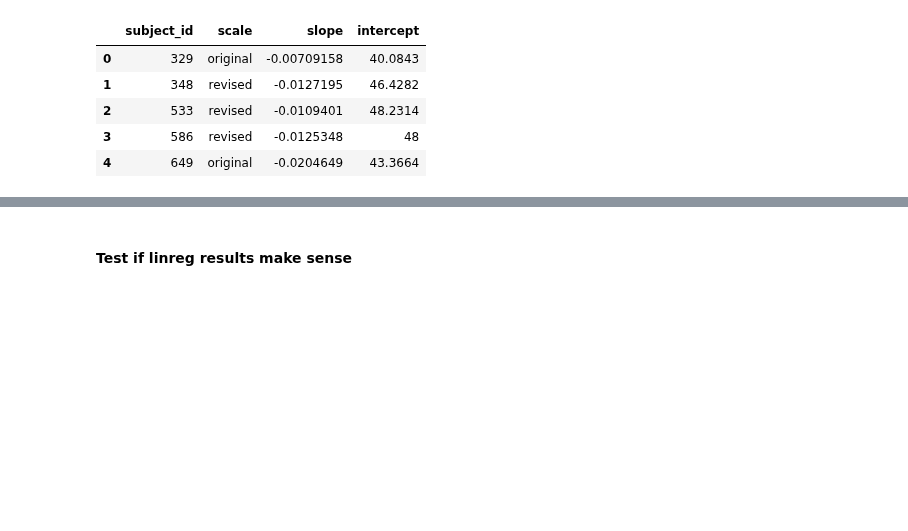
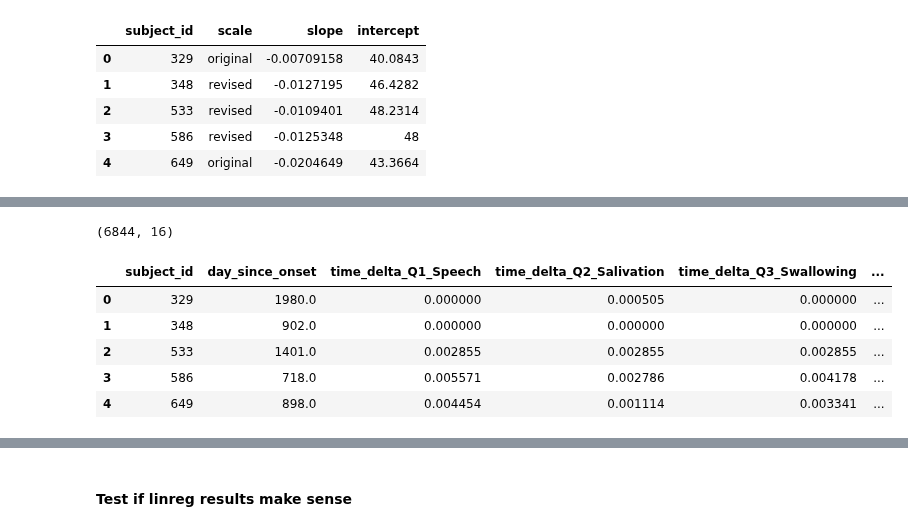
Before and after one commit to ttompk/als, a Jupyter notebook: question.ipynb, the cells around one changed output, grey strips where cells are left out. Cells and saved outputs as stored; diff of their text form; code cells hidden in the pictures; blank space fills up the shorter version.

```diff
--- a/question.ipynb
+++ b/question.ipynb
@@ -334,0 +456,11 @@ linreg.to_csv(filename, index=False)
+# %%
+print(scores_delta.shape)
+scores_delta.head()
+# %% [output]
+(6844, 16)
+|  | subject_id | day_since_onset | time_delta_Q1_Speech | time_delta_Q2_Salivation | time_delta_Q3_Swallowing | ... |
+| 0 | 329 | 1980.0 | 0.000000 | 0.000505 | 0.000000 | ... |
+| 1 | 348 | 902.0 | 0.000000 | 0.000000 | 0.000000 | ... |
+| 2 | 533 | 1401.0 | 0.002855 | 0.002855 | 0.002855 | ... |
+| 3 | 586 | 718.0 | 0.005571 | 0.002786 | 0.004178 | ... |
+| 4 | 649 | 898.0 | 0.004454 | 0.001114 | 0.003341 | ... |
```
Also changed, not shown: parts of 28 cells of this notebook, 3 other files.
